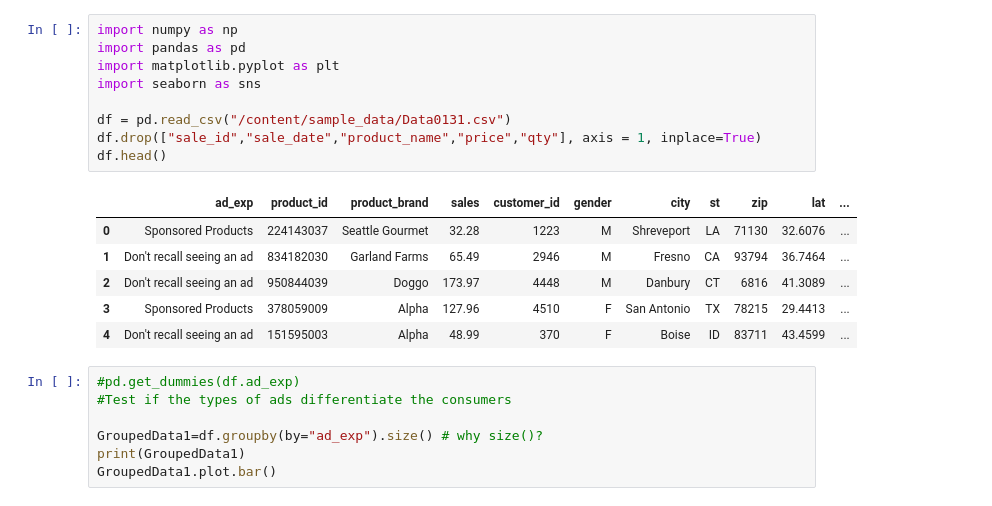
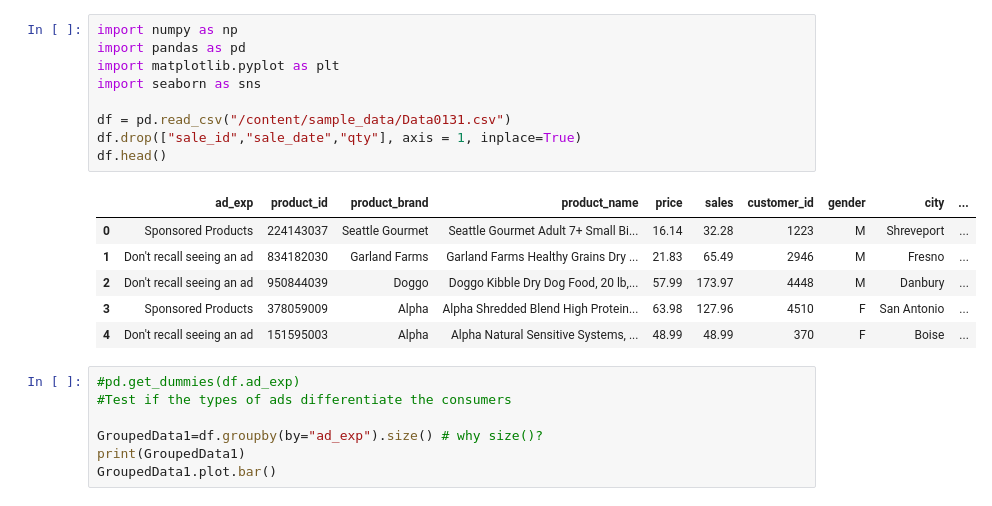
Before and after one commit to nasirxia/Analysis-Project-2022-Fall, a Jupyter notebook: ALP-2.ipynb, the cells around one changed output. Drawn from its saved outputs; the diff is of its cells as text.

```diff
--- a/ALP-2.ipynb
+++ b/ALP-2.ipynb
@@ -3,19 +3,19 @@
 # %%
 import numpy as np
 import pandas as pd
 import matplotlib.pyplot as plt
 import seaborn as sns
 
 df = pd.read_csv("/content/sample_data/Data0131.csv")
-df.drop(["sale_id","sale_date","product_name","price","qty"], axis = 1, inplace=True)
+df.drop(["sale_id","sale_date","qty"], axis = 1, inplace=True)
 df.head()
 # %% [output]
-|  | ad_exp | product_id | product_brand | sales | customer_id | gender | city | st | zip | lat | ... |
-| 0 | Sponsored Products | 224143037 | Seattle Gourmet | 32.28 | 1223 | M | Shreveport | LA | 71130 | 32.6076 | ... |
-| 1 | Don't recall seeing an ad | 834182030 | Garland Farms | 65.49 | 2946 | M | Fresno | CA | 93794 | 36.7464 | ... |
-| 2 | Don't recall seeing an ad | 950844039 | Doggo | 173.97 | 4448 | M | Danbury | CT | 6816 | 41.3089 | ... |
-| 3 | Sponsored Products | 378059009 | Alpha | 127.96 | 4510 | F | San Antonio | TX | 78215 | 29.4413 | ... |
-| 4 | Don't recall seeing an ad | 151595003 | Alpha | 48.99 | 370 | F | Boise | ID | 83711 | 43.4599 | ... |
+|  | ad_exp | product_id | product_brand | product_name | price | sales | customer_id | gender | city | ... |
+| 0 | Sponsored Products | 224143037 | Seattle Gourmet | Seattle Gourmet Adult 7+ Small Bi... | 16.14 | 32.28 | 1223 | M | Shreveport | ... |
+| 1 | Don't recall seeing an ad | 834182030 | Garland Farms | Garland Farms Healthy Grains Dry ... | 21.83 | 65.49 | 2946 | M | Fresno | ... |
+| 2 | Don't recall seeing an ad | 950844039 | Doggo | Doggo Kibble Dry Dog Food, 20 lb,... | 57.99 | 173.97 | 4448 | M | Danbury | ... |
+| 3 | Sponsored Products | 378059009 | Alpha | Alpha Shredded Blend High Protein... | 63.98 | 127.96 | 4510 | F | San Antonio | ... |
+| 4 | Don't recall seeing an ad | 151595003 | Alpha | Alpha Natural Sensitive Systems, ... | 48.99 | 48.99 | 370 | F | Boise | ... |
 # %%
 #pd.get_dummies(df.ad_exp)
 #Test if the types of ads differentiate the consumers
```
Also changed, not shown: parts of 19 cells of this notebook.
